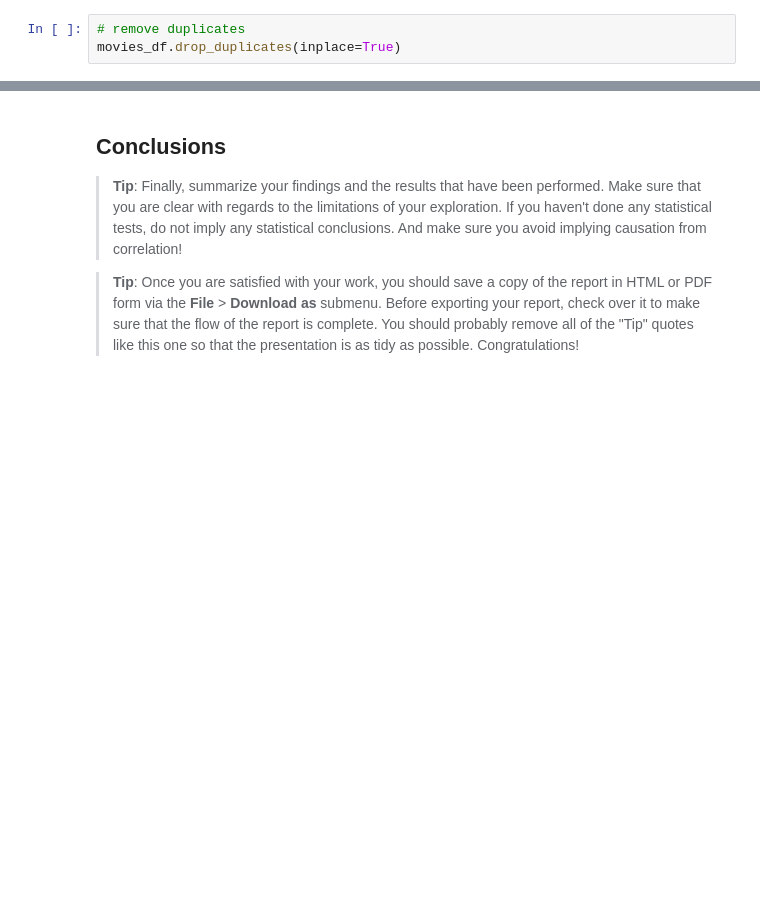
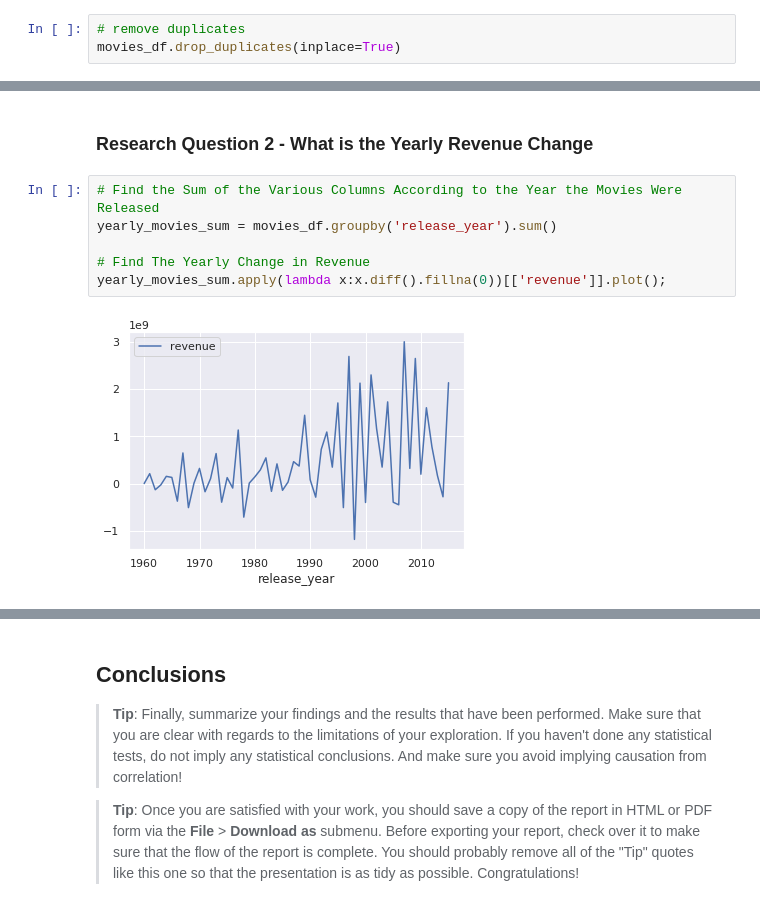
Before and after one commit to Mupati/data-analyst-nanodegree, a Jupyter notebook: data-analysis/project/investigate-a-dataset-template.ipynb/investigate-a-dataset-template.ipynb, the cells around one changed output, grey strips where cells are left out. Cells and saved outputs as stored; diff of their text form; blank space fills up the shorter version.

```diff
--- a/data-analysis/project/investigate-a-dataset-template.ipynb/investigate-a-dataset-template.ipynb
+++ b/data-analysis/project/investigate-a-dataset-template.ipynb/investigate-a-dataset-template.ipynb
@@ -109,0 +232,11 @@ movies_df.isnull().sum()
+# %% [markdown]
+<a id="revenue"></a>
+### Research Question 2 - What is the Yearly Revenue Change
+# %%
+# Find the Sum of the Various Columns According to the Year the Movies Were Released
+yearly_movies_sum = movies_df.groupby('release_year').sum()
+
+# Find The Yearly Change in Revenue
+yearly_movies_sum.apply(lambda x:x.diff().fillna(0))[['revenue']].plot();
+# %% [output]
+[figure, added]
```
Also changed, not shown: parts of 48 cells of this notebook.
